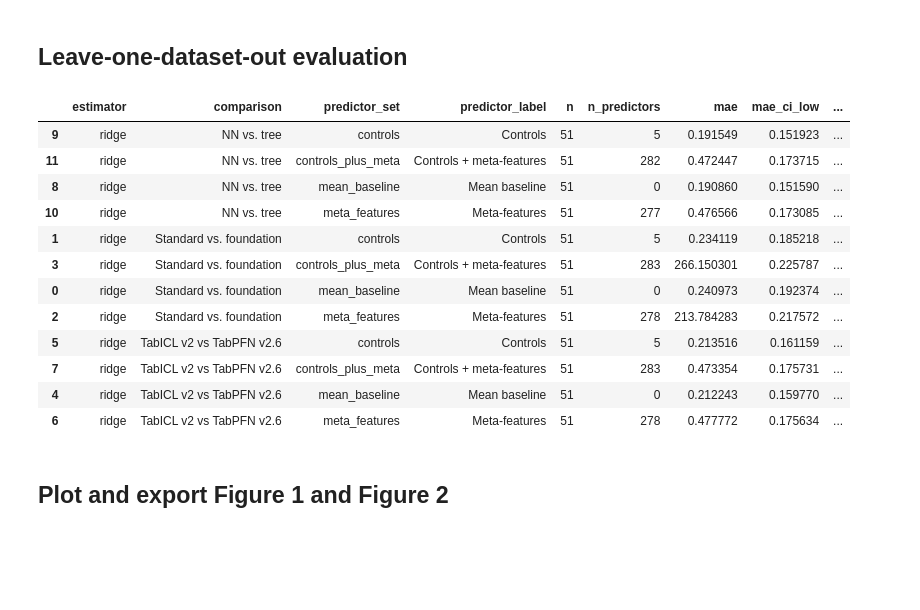
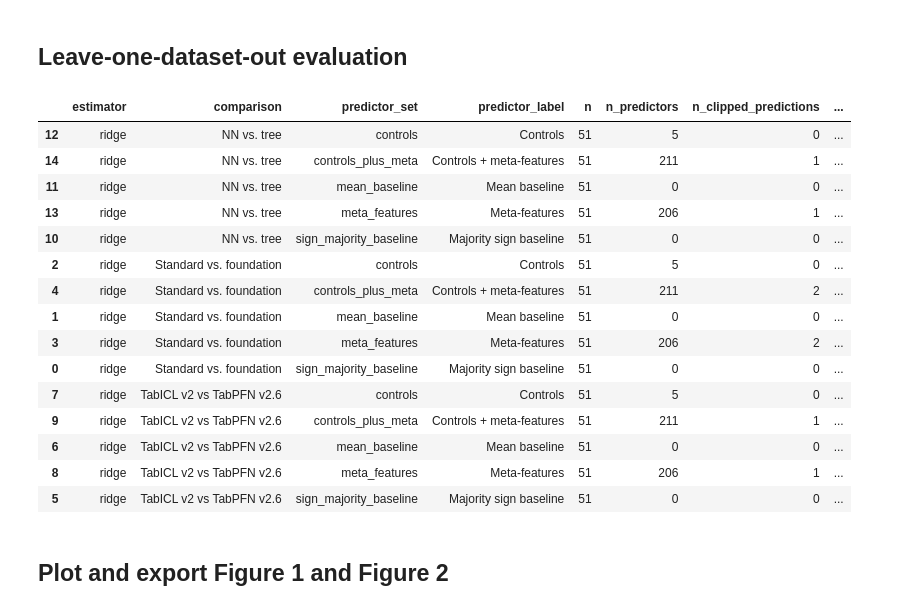
Before and after one commit to m-herre/meta-feature-analysis, a Jupyter notebook: notebooks/08_main_report_predictive_figures.ipynb, the cells around one changed output. Saved outputs shown, nothing was run; the diff lists cells and outputs as text; code cells hidden in the pictures; blank space fills up the shorter version.

```diff
--- a/notebooks/08_main_report_predictive_figures.ipynb
+++ b/notebooks/08_main_report_predictive_figures.ipynb
@@ -29,6 +29,20 @@ try:
 except Exception:  # pragma: no cover - notebook convenience
     XGBRegressor = None
 
+try:
+    from tabpfn import TabPFNRegressor
+except Exception:  # pragma: no cover - notebook convenience
+    TabPFNRegressor = None
+
+
+def torch_cuda_available() -> bool:
+    try:
+        import torch
+    except ImportError:
+        return False
+    return bool(torch.cuda.is_available())
+
+
 sns.set_theme(style="whitegrid", context="paper", font_scale=1.05)
 plt.rcParams.update({"figure.dpi": 120, "savefig.dpi": 300})
 # %% [markdown]
@@ -70,7 +84,7 @@ MAIN_COMPARISONS = [
 # Paper default: use the general matrix. Set to "analysis_classification_reduced" for the classification appendix.
 ANALYSIS_TABLE = "analysis_general_reduced"
 
-# Choose one or several: "ridge", "tree", "xgboost".
+# Choose one or several: "ridge", "tree", "xgboost", "tabpfn".
 PREDICTIVE_ESTIMATORS = ["ridge"]
 
 # Predictor variants to show in each figure.
@@ -90,6 +104,11 @@ TARGET = "delta_norm"
 UNIT_COLUMN = "dataset"
 RANDOM_STATE = 20260424
 RIDGE_ALPHAS = np.logspace(-3, 3, 13)
+TARGET_BOUNDS = (-1.0, 1.0)
+CLIP_PREDICTIONS = True
+TABPFN_DEVICE = "cuda" if torch_cuda_available() else "cpu"
+if TabPFNRegressor is not None:
+    print(f"TabPFN device: {TABPFN_DEVICE}")
 
 GENERAL_CONTROLS = [
     "log_n",
@@ -320,6 +387,14 @@ def add_sign_accuracy(predictions: pd.DataFrame) -> pd.DataFrame:
 all_predictions = []
 for estimator_name in PREDICTIVE_ESTIMATORS:
     for comparison, frame in analysis_tables.items():
+        all_predictions.append(
+            loodo_predictions(
+                frame=frame,
+                comparison=comparison,
+                estimator_name=estimator_name,
+                predictor_set="sign_majority_baseline",
+            )
+        )
         for predictor_set in PREDICTOR_SETS:
             all_predictions.append(
                 loodo_predictions(
@@ -348,46 +423,50 @@ def bootstrap_mean_ci(
 
 summary_rows = []
 for keys, group in predictions.groupby(
     ["estimator", "comparison", "predictor_set", "predictor_label"], sort=False
 ):
     estimator, comparison, predictor_set, predictor_label = keys
     mae_low, mae_high = bootstrap_mean_ci(group["absolute_error"])
     sign_low, sign_high = bootstrap_mean_ci(group["sign_correct"])
     summary_rows.append(
         {
             "estimator": estimator,
             "comparison": comparison,
             "predictor_set": predictor_set,
             "predictor_label": predictor_label,
             "n": group["dataset"].count(),
             "n_predictors": int(group["n_predictors"].iloc[0]),
+            "n_clipped_predictions": int(group["y_pred_was_clipped"].sum()),
             "mae": group["absolute_error"].mean(),
             "mae_ci_low": mae_low,
             "mae_ci_high": mae_high,
             "sign_accuracy": group["sign_correct"].mean(),
             "sign_accuracy_ci_low": sign_low,
             "sign_accuracy_ci_high": sign_high,
         }
     )
 
 summary = pd.DataFrame(summary_rows).sort_values(
     ["estimator", "comparison", "predictor_set"]
 )
 summary
 # %% [output]
-|  | estimator | comparison | predictor_set | predictor_label | n | n_predictors | mae | mae_ci_low | ... |
-| 9 | ridge | NN vs. tree | controls | Controls | 51 | 5 | 0.191549 | 0.151923 | ... |
-| 11 | ridge | NN vs. tree | controls_plus_meta | Controls + meta-features | 51 | 282 | 0.472447 | 0.173715 | ... |
-| 8 | ridge | NN vs. tree | mean_baseline | Mean baseline | 51 | 0 | 0.190860 | 0.151590 | ... |
-| 10 | ridge | NN vs. tree | meta_features | Meta-features | 51 | 277 | 0.476566 | 0.173085 | ... |
-| 1 | ridge | Standard vs. foundation | controls | Controls | 51 | 5 | 0.234119 | 0.185218 | ... |
-| 3 | ridge | Standard vs. foundation | controls_plus_meta | Controls + meta-features | 51 | 283 | 266.150301 | 0.225787 | ... |
-| 0 | ridge | Standard vs. foundation | mean_baseline | Mean baseline | 51 | 0 | 0.240973 | 0.192374 | ... |
-| 2 | ridge | Standard vs. foundation | meta_features | Meta-features | 51 | 278 | 213.784283 | 0.217572 | ... |
-| 5 | ridge | TabICL v2 vs TabPFN v2.6 | controls | Controls | 51 | 5 | 0.213516 | 0.161159 | ... |
-| 7 | ridge | TabICL v2 vs TabPFN v2.6 | controls_plus_meta | Controls + meta-features | 51 | 283 | 0.473354 | 0.175731 | ... |
-| 4 | ridge | TabICL v2 vs TabPFN v2.6 | mean_baseline | Mean baseline | 51 | 0 | 0.212243 | 0.159770 | ... |
-| 6 | ridge | TabICL v2 vs TabPFN v2.6 | meta_features | Meta-features | 51 | 278 | 0.477772 | 0.175634 | ... |
+|  | estimator | comparison | predictor_set | predictor_label | n | n_predictors | n_clipped_predictions | ... |
+| 12 | ridge | NN vs. tree | controls | Controls | 51 | 5 | 0 | ... |
+| 14 | ridge | NN vs. tree | controls_plus_meta | Controls + meta-features | 51 | 211 | 1 | ... |
+| 11 | ridge | NN vs. tree | mean_baseline | Mean baseline | 51 | 0 | 0 | ... |
+| 13 | ridge | NN vs. tree | meta_features | Meta-features | 51 | 206 | 1 | ... |
+| 10 | ridge | NN vs. tree | sign_majority_baseline | Majority sign baseline | 51 | 0 | 0 | ... |
+| 2 | ridge | Standard vs. foundation | controls | Controls | 51 | 5 | 0 | ... |
+| 4 | ridge | Standard vs. foundation | controls_plus_meta | Controls + meta-features | 51 | 211 | 2 | ... |
+| 1 | ridge | Standard vs. foundation | mean_baseline | Mean baseline | 51 | 0 | 0 | ... |
+| 3 | ridge | Standard vs. foundation | meta_features | Meta-features | 51 | 206 | 2 | ... |
+| 0 | ridge | Standard vs. foundation | sign_majority_baseline | Majority sign baseline | 51 | 0 | 0 | ... |
+| 7 | ridge | TabICL v2 vs TabPFN v2.6 | controls | Controls | 51 | 5 | 0 | ... |
+| 9 | ridge | TabICL v2 vs TabPFN v2.6 | controls_plus_meta | Controls + meta-features | 51 | 211 | 1 | ... |
+| 6 | ridge | TabICL v2 vs TabPFN v2.6 | mean_baseline | Mean baseline | 51 | 0 | 0 | ... |
+| 8 | ridge | TabICL v2 vs TabPFN v2.6 | meta_features | Meta-features | 51 | 206 | 1 | ... |
+| 5 | ridge | TabICL v2 vs TabPFN v2.6 | sign_majority_baseline | Majority sign baseline | 51 | 0 | 0 | ... |
 # %% [markdown]
 ## Plot and export Figure 1 and Figure 2
 # %%
```
Also changed, not shown: parts of 6 cells of this notebook, 2 other files.
